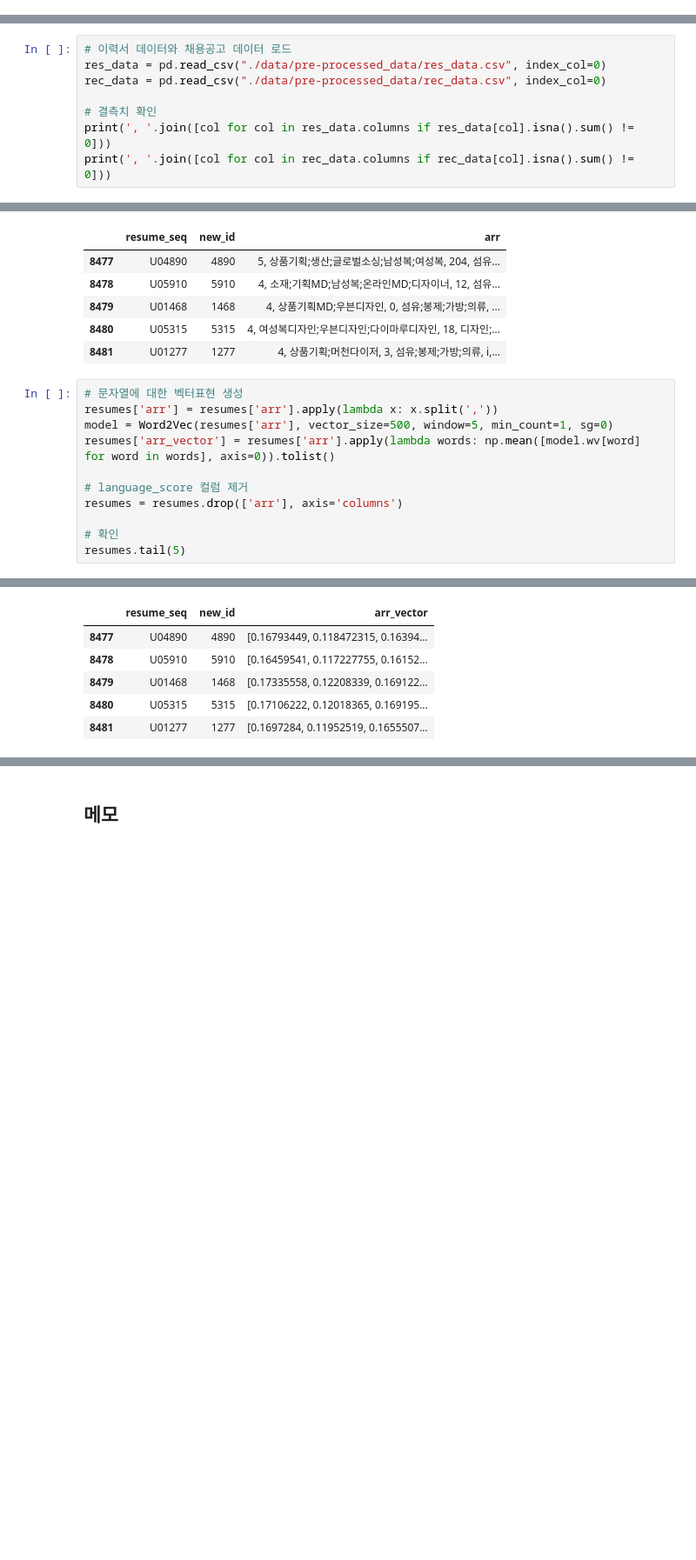
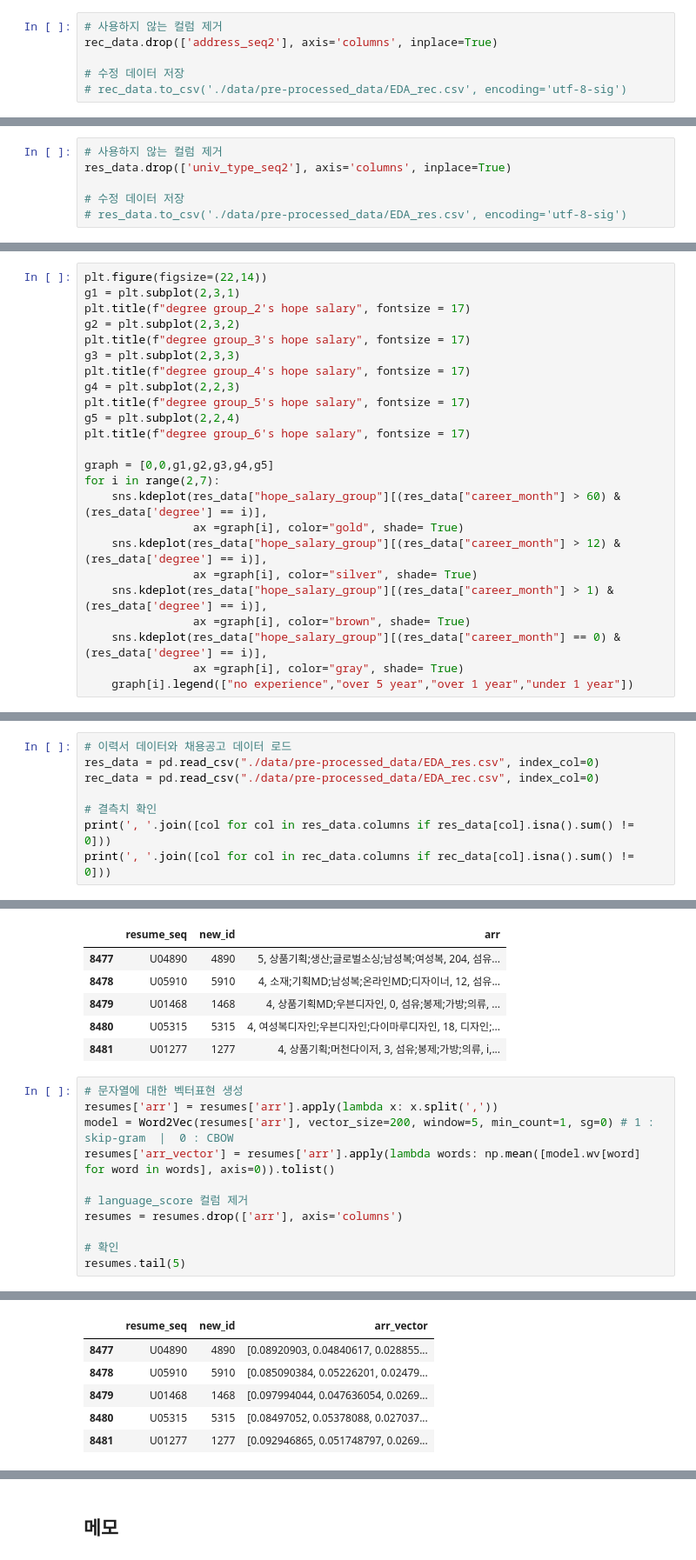
Before and after one commit to Kim-SeongSu/Dacon_Kookmin_University, a Jupyter notebook: kookmin_ai.ipynb, the cells around one changed output, grey strips where cells are left out. Shown at 87% size. Cells and saved outputs as stored; diff of their text form; blank space fills up the shorter version.

```diff
--- a/kookmin_ai.ipynb
+++ b/kookmin_ai.ipynb
@@ -855,0 +969,6 @@ dtype: int64
+# %%
+# 사용하지 않는 컬럼 제거
+rec_data.drop(['address_seq2'], axis='columns', inplace=True)
+
+# 수정 데이터 저장
+# rec_data.to_csv('./data/pre-processed_data/EDA_rec.csv', encoding='utf-8-sig')
@@ -855,0 +1114,6 @@ dtype: int64
+# %%
+# 사용하지 않는 컬럼 제거
+res_data.drop(['univ_type_seq2'], axis='columns', inplace=True)
+
+# 수정 데이터 저장
+# res_data.to_csv('./data/pre-processed_data/EDA_res.csv', encoding='utf-8-sig')
@@ -855,0 +1159,24 @@ dtype: int64
+# %%
+plt.figure(figsize=(22,14))
+g1 = plt.subplot(2,3,1)
+plt.title(f"degree group_2's hope salary", fontsize = 17)
+g2 = plt.subplot(2,3,2)
+plt.title(f"degree group_3's hope salary", fontsize = 17)
+g3 = plt.subplot(2,3,3)
+plt.title(f"degree group_4's hope salary", fontsize = 17)
+g4 = plt.subplot(2,2,3)
+plt.title(f"degree group_5's hope salary", fontsize = 17)
+g5 = plt.subplot(2,2,4)
+plt.title(f"degree group_6's hope salary", fontsize = 17)
+
+graph = [0,0,g1,g2,g3,g4,g5]
+for i in range(2,7):
+    sns.kdeplot(res_data["hope_salary_group"][(res_data["career_month"] > 60) & (res_data['degree'] == i)],
+                ax =graph[i], color="gold", shade= True)
+    sns.kdeplot(res_data["hope_salary_group"][(res_data["career_month"] > 12) & (res_data['degree'] == i)],
+                ax =graph[i], color="silver", shade= True)
+    sns.kdeplot(res_data["hope_salary_group"][(res_data["career_month"] > 1) & (res_data['degree'] == i)],
+                ax =graph[i], color="brown", shade= True)
+    sns.kdeplot(res_data["hope_salary_group"][(res_data["career_month"] == 0) & (res_data['degree'] == i)],
+                ax =graph[i], color="gray", shade= True)
+    graph[i].legend(["no experience","over 5 year","over 1 year","under 1 year"])
@@ -858,7 +1219,7 @@ dtype: int64
 # %%
 # 이력서 데이터와 채용공고 데이터 로드
-res_data = pd.read_csv("./data/pre-processed_data/res_data.csv", index_col=0)
-rec_data = pd.read_csv("./data/pre-processed_data/rec_data.csv", index_col=0)
+res_data = pd.read_csv("./data/pre-processed_data/EDA_res.csv", index_col=0)
+rec_data = pd.read_csv("./data/pre-processed_data/EDA_rec.csv", index_col=0)
 
 # 결측치 확인
 print(', '.join([col for col in res_data.columns if res_data[col].isna().sum() != 0]))
@@ -905,31 +1266,31 @@ See the caveats in the documentation: https://pandas.pydata.org/pandas-docs/stab
 # %%
 # 문자열에 대한 벡터표현 생성
 resumes['arr'] = resumes['arr'].apply(lambda x: x.split(','))
-model = Word2Vec(resumes['arr'], vector_size=500, window=5, min_count=1, sg=0)
+model = Word2Vec(resumes['arr'], vector_size=200, window=5, min_count=1, sg=0) # 1 : skip-gram  |  0 : CBOW
 resumes['arr_vector'] = resumes['arr'].apply(lambda words: np.mean([model.wv[word] for word in words], axis=0)).tolist()
 
 # language_score 컬럼 제거
 resumes = resumes.drop(['arr'], axis='columns')
 
 # 확인
 resumes.tail(5)
 # %% [output]
 A value is trying to be set on a copy of a slice from a DataFrame.
 Try using .loc[row_indexer,col_indexer] = value instead
 
 See the caveats in the documentation: https://pandas.pydata.org/pandas-docs/stable/user_guide/indexing.html#returning-a-view-versus-a-copy
   resumes['arr'] = resumes['arr'].apply(lambda x: x.split(','))
 A value is trying to be set on a copy of a slice from a DataFrame.
 Try using .loc[row_indexer,col_indexer] = value instead
 
 See the caveats in the documentation: https://pandas.pydata.org/pandas-docs/stable/user_guide/indexing.html#returning-a-view-versus-a-copy
   resumes['arr_vector'] = resumes['arr'].apply(lambda words: np.mean([model.wv[word] for word in words], axis=0)).tolist()
 |  | resume_seq | new_id | arr_vector |
-| 8477 | U04890 | 4890 | [0.16793449, 0.118472315, 0.16394... |
-| 8478 | U05910 | 5910 | [0.16459541, 0.117227755, 0.16152... |
-| 8479 | U01468 | 1468 | [0.17335558, 0.12208339, 0.169122... |
-| 8480 | U05315 | 5315 | [0.17106222, 0.12018365, 0.169195... |
-| 8481 | U01277 | 1277 | [0.1697284, 0.11952519, 0.1655507... |
+| 8477 | U04890 | 4890 | [0.08920903, 0.04840617, 0.028855... |
+| 8478 | U05910 | 5910 | [0.085090384, 0.05226201, 0.02479... |
+| 8479 | U01468 | 1468 | [0.097994044, 0.047636054, 0.0269... |
+| 8480 | U05315 | 5315 | [0.08497052, 0.05378088, 0.027037... |
+| 8481 | U01277 | 1277 | [0.092946865, 0.051748797, 0.0269... |
 # %%
 # 유사도 행렬 계산
 similarity_matrix = cosine_similarity(resumes.arr_vector.tolist(), resumes.arr_vector.tolist())
```
Also changed, not shown: parts of 48 cells of this notebook.
